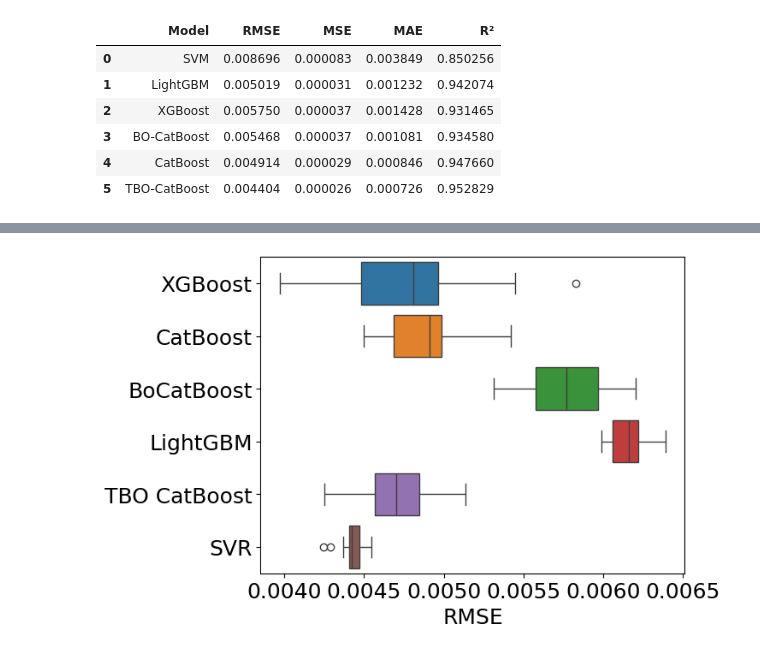
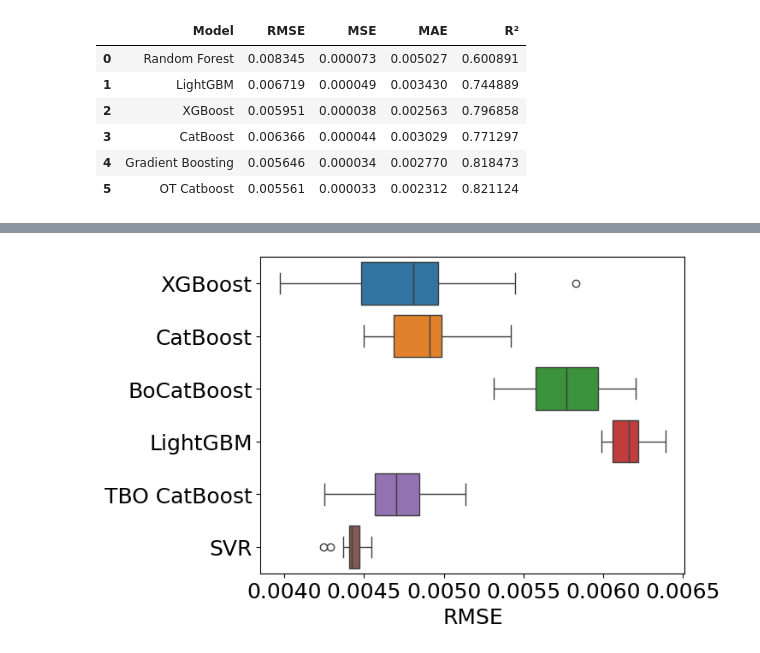
Before and after one commit to TrantuVN/MA, a Jupyter notebook: diagram.ipynb, the cells around one changed output, grey strips where cells are left out. Drawn from its saved outputs; the diff is of its cells as text; code cells hidden in the pictures.

```diff
--- a/diagram.ipynb
+++ b/diagram.ipynb
@@ -6,39 +6,39 @@ from matplotlib.pyplot import figure
 import numpy as np
 # %%
 # ---------------- Evaluation metrics of each model  ----------------
-models = ["SVM", "LightGBM", "XGBoost", "BO-CatBoost", "CatBoost", "TBO-CatBoost"]
-rmse = [0.008696, 0.005019, 0.005750, 0.005468, 0.004914, 0.004404]
-mse  = [0.000083, 0.000031, 0.000037, 0.000037, 0.000029, 0.000026]
-mae  = [0.003849, 0.001232, 0.001428, 0.001081, 0.000846, 0.000726]
-r2   = [0.850256, 0.942074, 0.931465, 0.934580, 0.947660, 0.952829]
+models = ["Random Forest","LightGBM", "XGBoost", "CatBoost", "Gradient Boosting", "OT Catboost"]
+rmse = [0.008345, 0.006719, 0.005951, 0.006366, 0.005646, 0.005561]
+mse  = [0.000073, 0.000049, 0.000038, 0.000044, 0.000034, 0.000033]
+mae  = [0.005027, 0.003430, 0.002563, 0.003029, 0.002770, 0.002312]
+r2   = [0.600891, 0.744889, 0.796858, 0.771297, 0.818473, 0.821124]
 
 # Tạo DataFrame
 df = pd.DataFrame({
     "Model": models,
     "RMSE": rmse,
     "MSE": mse,
     "MAE": mae,
     "R²": r2
 })
 
 #highlight bol
 def highlight_bold(s):
     if s.name in ["RMSE", "MSE", "MAE"]:
         is_min = s == s.min()
         return ['font-weight: bold' if v else '' for v in is_min]
     elif s.name == "R²":
         is_max = s == s.max()
         return ['font-weight: bold' if v else '' for v in is_max]
     return ['']*len(s)
 
 styled_df = df.style.apply(highlight_bold)
 
 styled_df
 # %% [output]
 |  | Model | RMSE | MSE | MAE | R² |
-| 0 | SVM | 0.008696 | 0.000083 | 0.003849 | 0.850256 |
-| 1 | LightGBM | 0.005019 | 0.000031 | 0.001232 | 0.942074 |
-| 2 | XGBoost | 0.005750 | 0.000037 | 0.001428 | 0.931465 |
-| 3 | BO-CatBoost | 0.005468 | 0.000037 | 0.001081 | 0.934580 |
-| 4 | CatBoost | 0.004914 | 0.000029 | 0.000846 | 0.947660 |
-| 5 | TBO-CatBoost | 0.004404 | 0.000026 | 0.000726 | 0.952829 |
+| 0 | Random Forest | 0.008345 | 0.000073 | 0.005027 | 0.600891 |
+| 1 | LightGBM | 0.006719 | 0.000049 | 0.003430 | 0.744889 |
+| 2 | XGBoost | 0.005951 | 0.000038 | 0.002563 | 0.796858 |
+| 3 | CatBoost | 0.006366 | 0.000044 | 0.003029 | 0.771297 |
+| 4 | Gradient Boosting | 0.005646 | 0.000034 | 0.002770 | 0.818473 |
+| 5 | OT Catboost | 0.005561 | 0.000033 | 0.002312 | 0.821124 |
```
Also changed, not shown: parts of 4 cells of this notebook, 45 other files.
